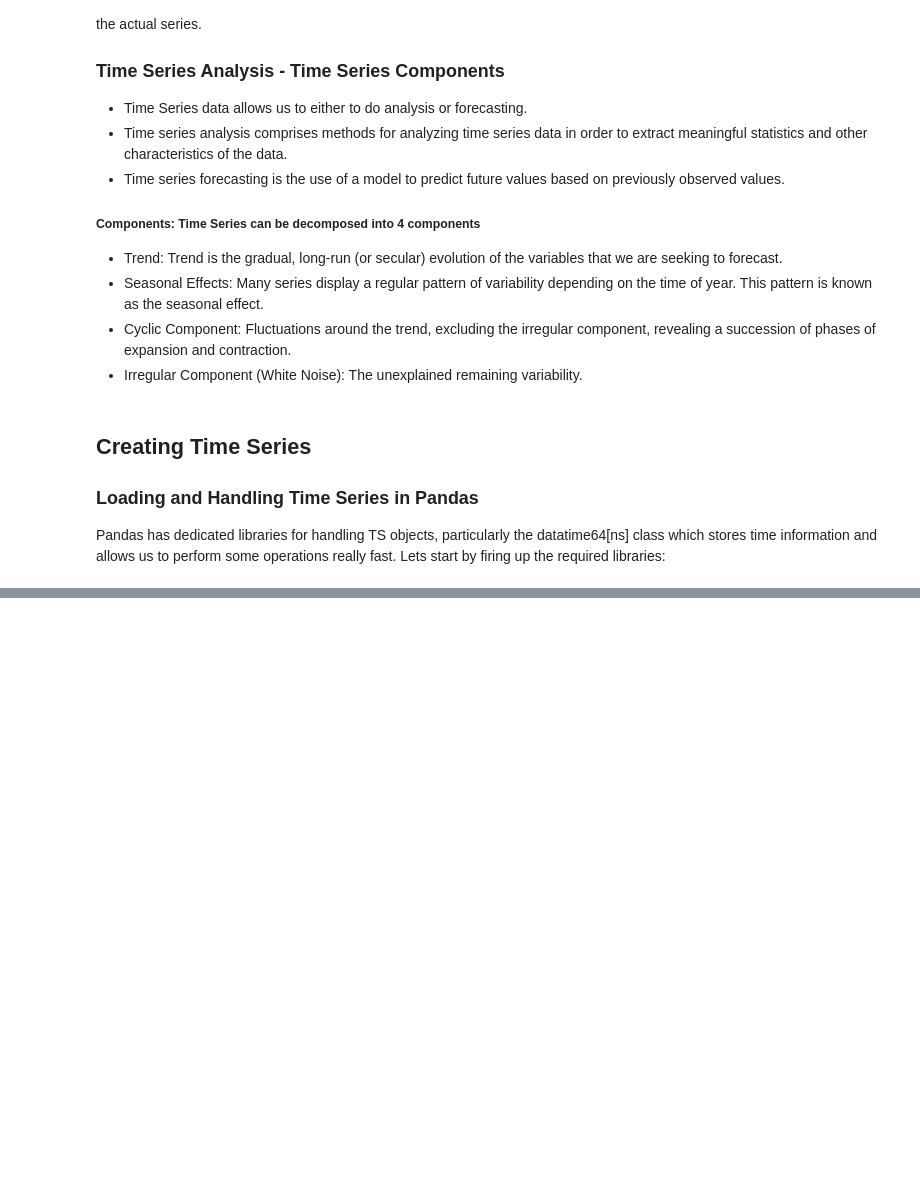
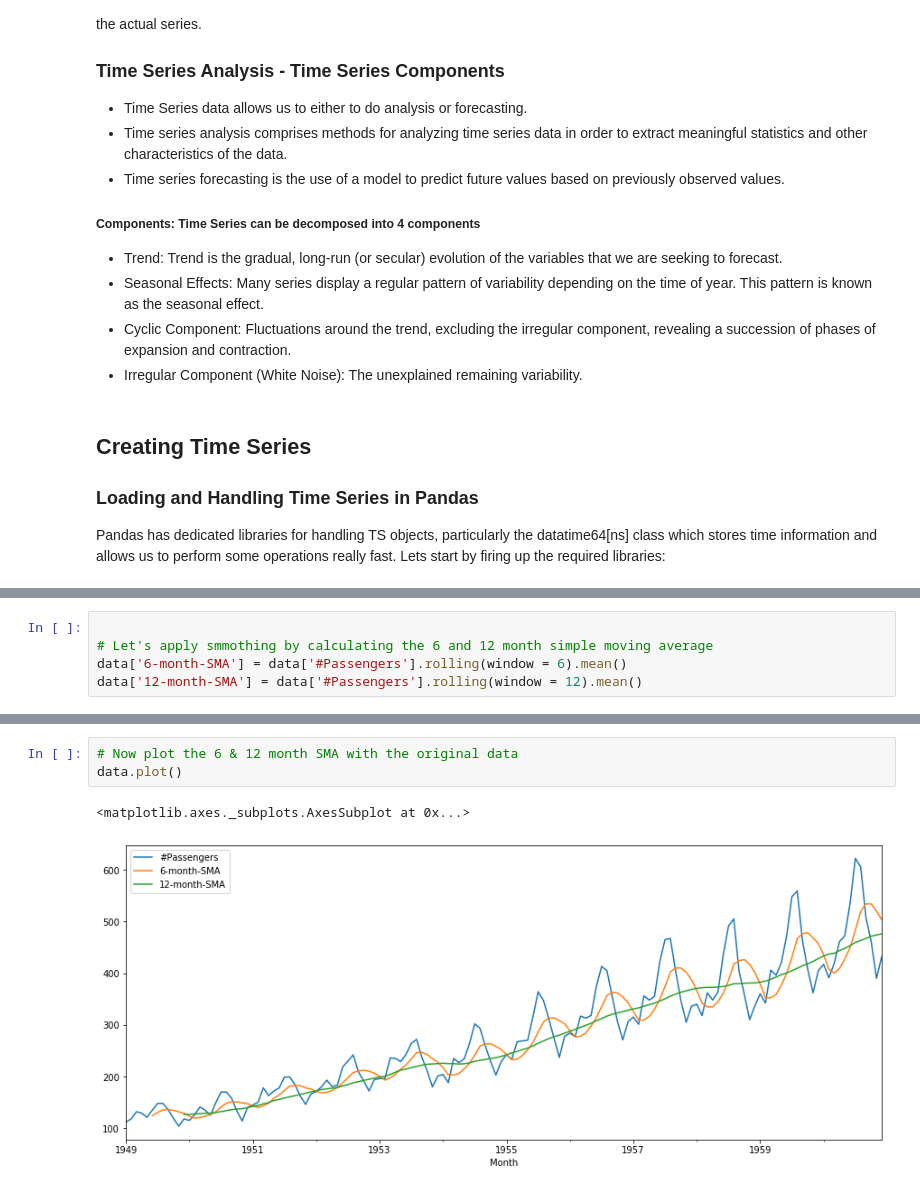
Before and after one commit to mkmritunjay/machineLearning, a Jupyter notebook: ARIMA.ipynb, the cells around one changed output, grey strips where cells are left out. Cells and saved outputs as stored; diff of their text form; blank space fills up the shorter version.

```diff
--- a/ARIMA.ipynb
+++ b/ARIMA.ipynb
@@ -57,0 +228,5 @@ Pandas has dedicated libraries for handling TS objects, particularly the datatim
+# %%
+
+# Let's apply smmothing by calculating the 6 and 12 month simple moving average
+data['6-month-SMA'] = data['#Passengers'].rolling(window = 6).mean()
+data['12-month-SMA'] = data['#Passengers'].rolling(window = 12).mean()
@@ -57,0 +259,6 @@ Pandas has dedicated libraries for handling TS objects, particularly the datatim
+# %%
+# Now plot the 6 & 12 month SMA with the original data
+data.plot()
+# %% [output]
+<matplotlib.axes._subplots.AxesSubplot at 0x...>
+[figure, added]
```
Also changed, not shown: parts of 36 cells of this notebook.
